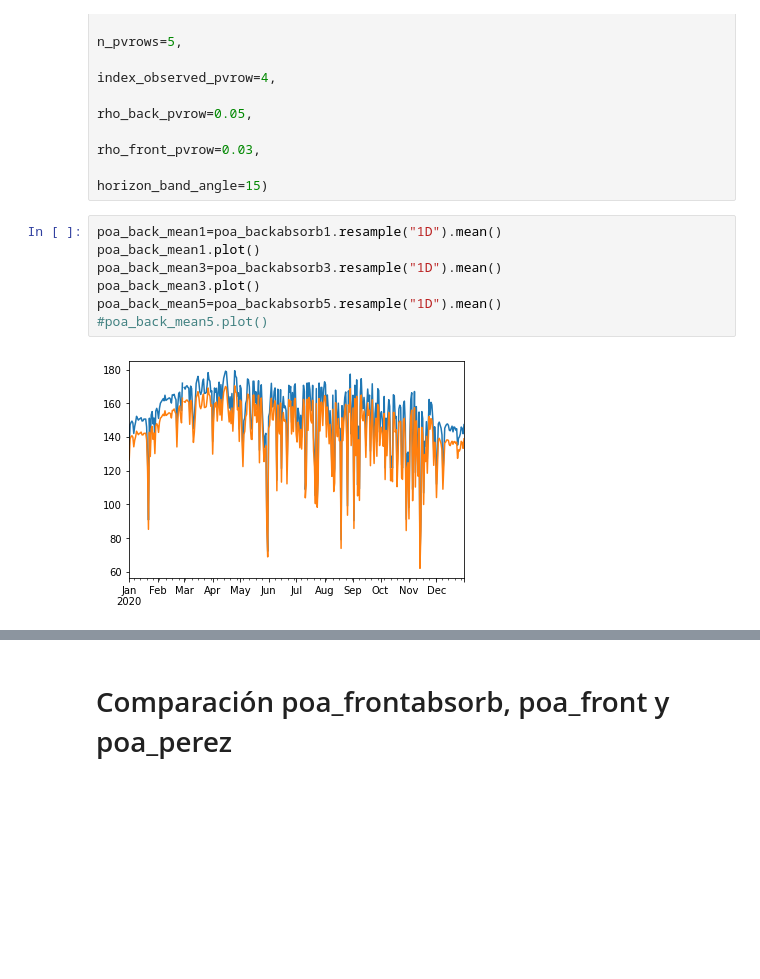
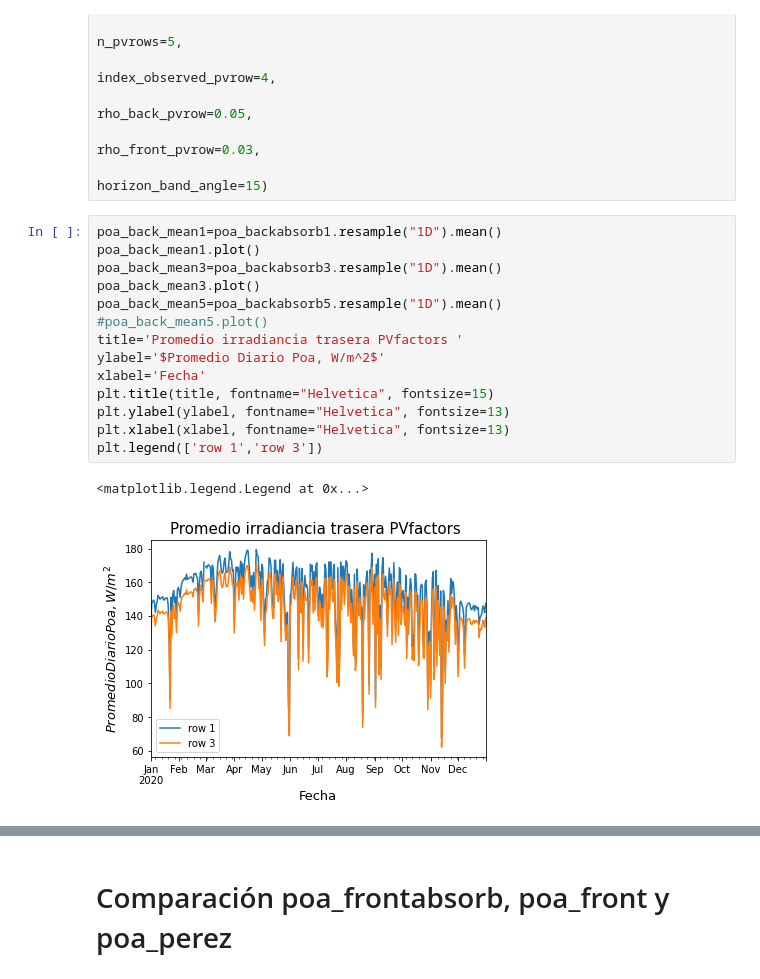
Before and after one commit to BifacialPV/Proyecto-de-grado, a Jupyter notebook: Codigo_Personal/Codigo_Base.ipynb, the cells around one changed output, grey strips where cells are left out. Cells and saved outputs as stored; diff of their text form; blank space fills up the shorter version.

```diff
--- a/Codigo_Personal/Codigo_Base.ipynb
+++ b/Codigo_Personal/Codigo_Base.ipynb
@@ -186,12 +195,20 @@ poa_front5,poa_back5,poa_frontabsorb5,poa_backabsorb5 = pvlib.bifacial.pvfactors
 # %%
 poa_back_mean1=poa_backabsorb1.resample("1D").mean()
 poa_back_mean1.plot()
 poa_back_mean3=poa_backabsorb3.resample("1D").mean()
 poa_back_mean3.plot()
 poa_back_mean5=poa_backabsorb5.resample("1D").mean()
 #poa_back_mean5.plot()
+title='Promedio irradiancia trasera PVfactors '
+ylabel='$Promedio Diario Poa, W/m^2$'
+xlabel='Fecha'
+plt.title(title, fontname="Helvetica", fontsize=15)
+plt.ylabel(ylabel, fontname="Helvetica", fontsize=13)
+plt.xlabel(xlabel, fontname="Helvetica", fontsize=13)
+plt.legend(['row 1','row 3'])
 # %% [output]
+<matplotlib.legend.Legend at 0x...>
-[figure, old version]
+[figure, new version]
 # %%
 poa_back_max1=poa_backabsorb1.resample("1D").max()
 poa_back_max1.plot()
```
Also changed, not shown: parts of 21 cells of this notebook, 1 other file.
